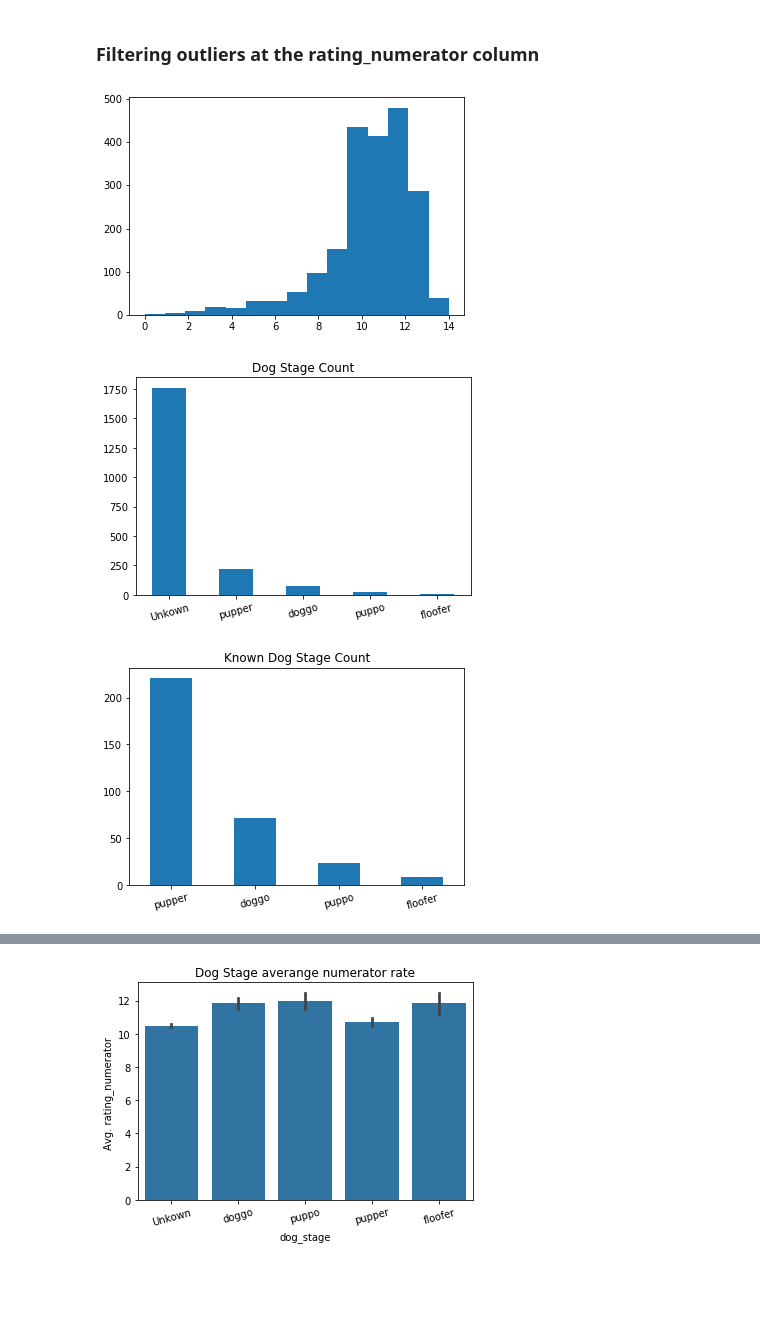
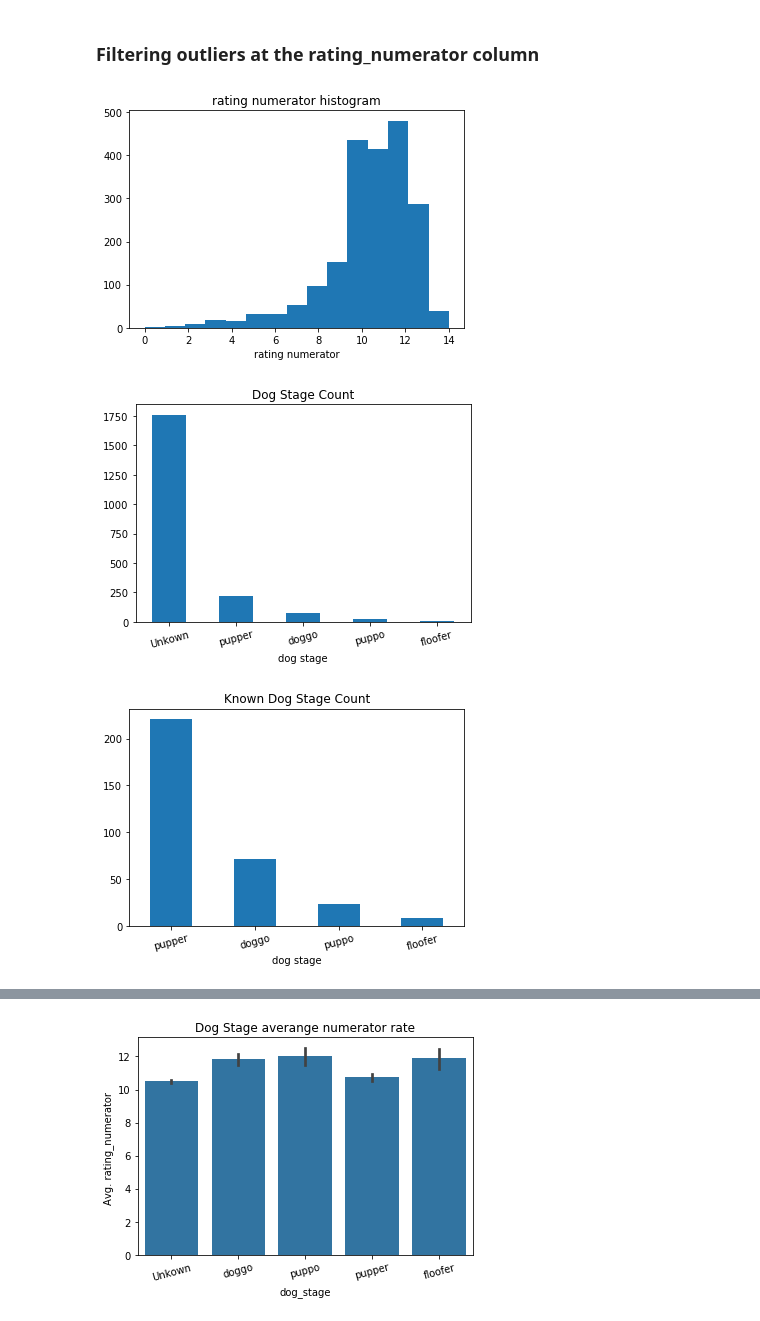
Before and after one commit to mpicanco/Project4, a Jupyter notebook: wrangle_act.ipynb, the cells around one changed output, grey strips where cells are left out. Drawn from its saved outputs; the diff is of its cells as text; code cells hidden in the pictures; blank space fills up the shorter version.

```diff
--- a/wrangle_act.ipynb
+++ b/wrangle_act.ipynb
@@ -286,3 +312,5 @@ memory usage: 505.9+ KB
 # %%
 # Check is all df3(json file) is in df1
 df3.id.isin(df1.tweet_id).sum()
+
+df3_clean.rename(columns={'id':'tweet_id'},inplace=True)
@@ -294,3 +318,5 @@ df3.id.isin(df1.tweet_id).sum()
 ### Merge the two dataframes df1 and df2 into one and clean
 # %%
 df4_clean = pd.merge(df1_clean, df2_clean, on="tweet_id", how="outer", validate="one_to_one")
+
+df4_clean = pd.merge(df4_clean,df3_clean[['tweet_id','retweet_count','favorite_count']], on="tweet_id",how='outer',validate="one_to_one")
@@ -721,0 +775,2 @@ Filling  missing values
+# %%
+df4_clean.tweet_id = df4_clean.tweet_id.astype(str)
@@ -746,7 +821,7 @@ Fill all missing values with 'Unkown'
 # %% [markdown]
 #### code
 # %%
-df4_clean_master = df4_clean.fillna('Unkown')
+df4_clean_master = df4_clean.fillna('Unknown')
 # %% [markdown]
 #### test
 # %%
@@ -821,23 +900,27 @@ Name: rating_numerator, dtype: float64
 df4_clean_sub = df4_clean_master[df4_clean_master.rating_numerator<20]
 # %%
 plt.hist(df4_clean_sub.rating_numerator,bins=15);
+plt.title('rating numerator histogram')
+plt.xlabel('rating numerator')
 plt.savefig("./image/histogram01.png")
 # %% [output]
-[figure, old version]
+[figure, new version]
 # %%
 df4_clean_master['dog_stage'].value_counts().plot(kind='bar');
 plt.xticks(rotation=15);
 plt.title('Dog Stage Count')
+plt.xlabel('dog stage')
 plt.savefig("./image/histogram02.png")
 # %% [output]
-[figure, old version]
+[figure, new version]
 # %%
 df4_clean['dog_stage'].value_counts().plot(kind='bar');
 plt.xticks(rotation=15);
 plt.title('Known Dog Stage Count')
+plt.xlabel('dog stage')
 plt.savefig("./image/histogram02_2.png")
 # %% [output]
-[figure, old version]
+[figure, new version]
 # %%
 msno.bar(df4_clean);
 plt.title('Valid Data Available  in Data Set ',fontsize=40);
```
Also changed, not shown: parts of 38 cells of this notebook, 20 other files.
